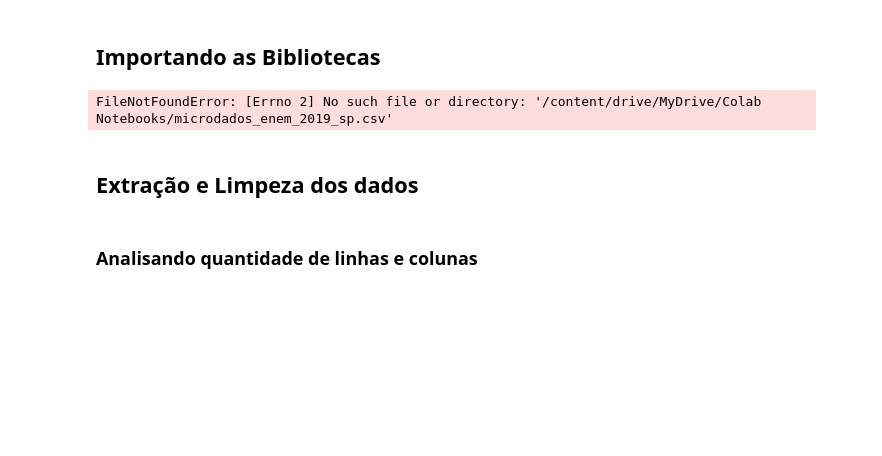
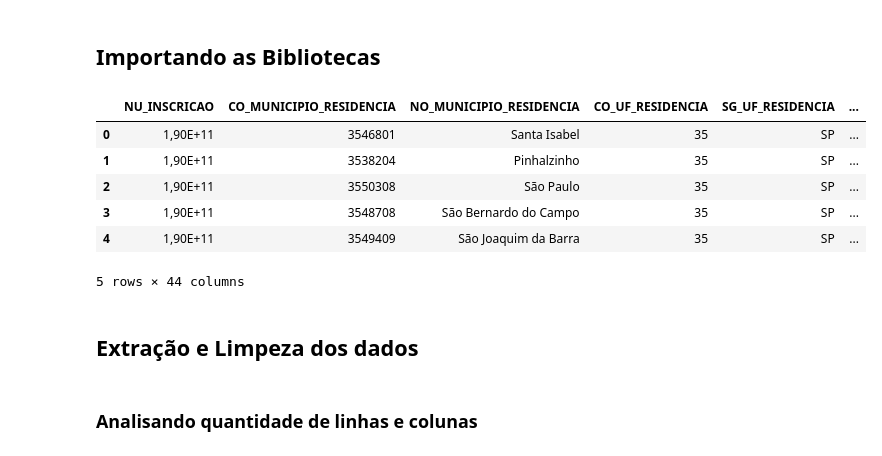
Before and after one commit to DiogoMonteiro99/repos, a Jupyter notebook: repos/python_zero_ds/analise_estatistica_enem.ipynb, the cells around one changed output. Cells and saved outputs as stored; diff of their text form; code cells hidden in the pictures; blank space fills up the shorter version.

```diff
--- a/repos/python_zero_ds/analise_estatistica_enem.ipynb
+++ b/repos/python_zero_ds/analise_estatistica_enem.ipynb
@@ -14,18 +14,24 @@
 # %%
 import pandas as pd
 import numpy as np
 import seaborn as sns
 import matplotlib.pyplot as plt
 import plotly.express as px
 import warnings
 
 warnings.filterwarnings('ignore')
 
-df = pd.read_csv('/content/drive/MyDrive/Colab Notebooks/microdados_enem_2019_sp.csv', encoding='latin-1', sep=';')
+df = pd.read_csv('microdados_enem_2019_sp.csv', encoding='latin-1', sep=';')
 
 df.head()
 # %% [output]
+|  | NU_INSCRICAO | CO_MUNICIPIO_RESIDENCIA | NO_MUNICIPIO_RESIDENCIA | CO_UF_RESIDENCIA | SG_UF_RESIDENCIA | ... |
+| 0 | 1,90E+11 | 3546801 | Santa Isabel | 35 | SP | ... |
+| 1 | 1,90E+11 | 3538204 | Pinhalzinho | 35 | SP | ... |
+| 2 | 1,90E+11 | 3550308 | São Paulo | 35 | SP | ... |
+| 3 | 1,90E+11 | 3548708 | São Bernardo do Campo | 35 | SP | ... |
+| 4 | 1,90E+11 | 3549409 | São Joaquim da Barra | 35 | SP | ... |
-FileNotFoundError: [Errno 2] No such file or directory: '/content/drive/MyDrive/Colab Notebooks/microdados_enem_2019_sp.csv'
+5 rows × 44 columns
 # %% [markdown]
 ## Extração e Limpeza dos dados
 # %% [markdown]
```
Also changed, not shown: parts of 45 cells of this notebook.
